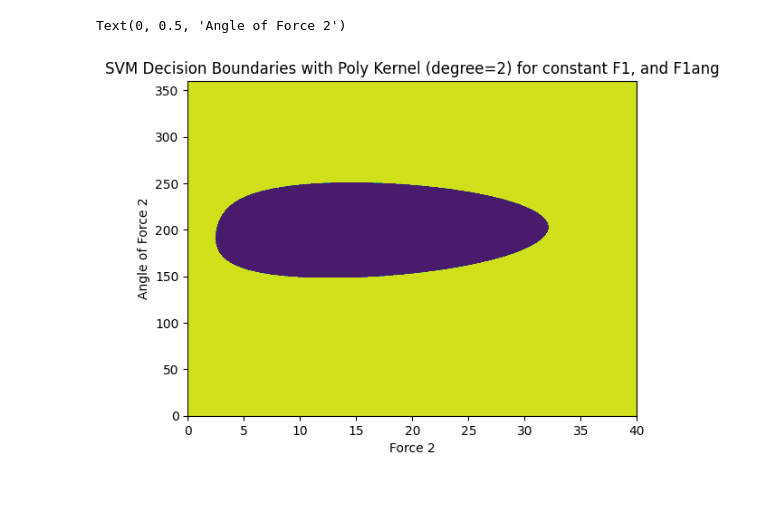
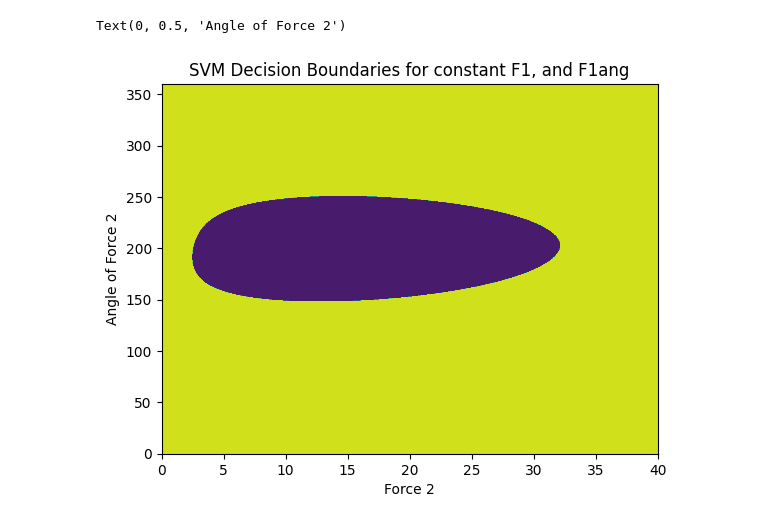
Before and after one commit to Jansenpapworth/Machine-Learning, a Jupyter notebook: Tutorial 10/Slip SVN.ipynb, the cells around one changed output. Cells and saved outputs as stored; diff of their text form; code cells hidden in the pictures; blank space fills up the shorter version.

```diff
--- a/Tutorial 10/Slip SVN.ipynb
+++ b/Tutorial 10/Slip SVN.ipynb
@@ -36,18 +36,18 @@ X_scaled = scaler.fit_transform(X)
 # %%
 npt=1000
 Xgrid, x1line, x2line = gen_sample_grid(npt, 40, 360)
 svm = SVC(C=1000, gamma='scale',kernel='rbf',degree=2)
 svm.fit(X,y)
 data = svm.predict(Xgrid)
 data = np.reshape(data, [npt,npt])
 
 plt.contourf(x1line,x2line,data)
 #plt.scatter(X[y==0,0],X[y==0,1],label='Class 0',marker='o')
 #plt.scatter(X[y==1,0],X[y==1,1],label='Class 1',marker='x')
-plt.title('SVM Decision Boundaries with Poly Kernel (degree=2) for constant F1, and F1ang')
+plt.title('SVM Decision Boundaries for constant F1, and F1ang')
 plt.xlabel('Force 2')
 plt.ylabel('Angle of Force 2')
 #plt.legend()
 # %% [output]
 Text(0, 0.5, 'Angle of Force 2')
-[figure, old version]
+[figure, new version]
```
Also changed, not shown: 5 other files.
